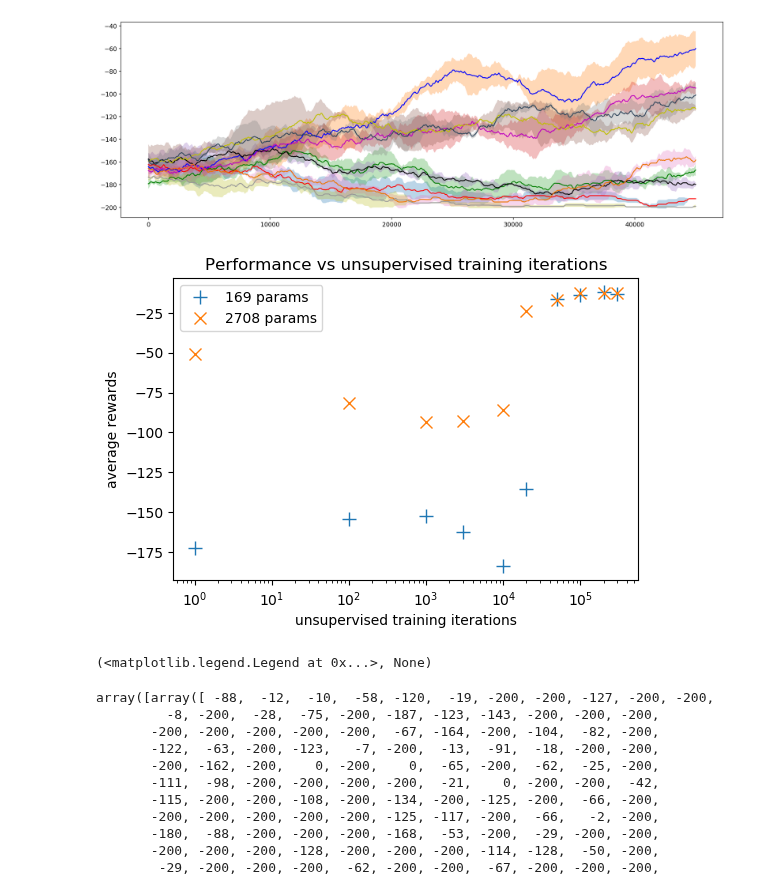
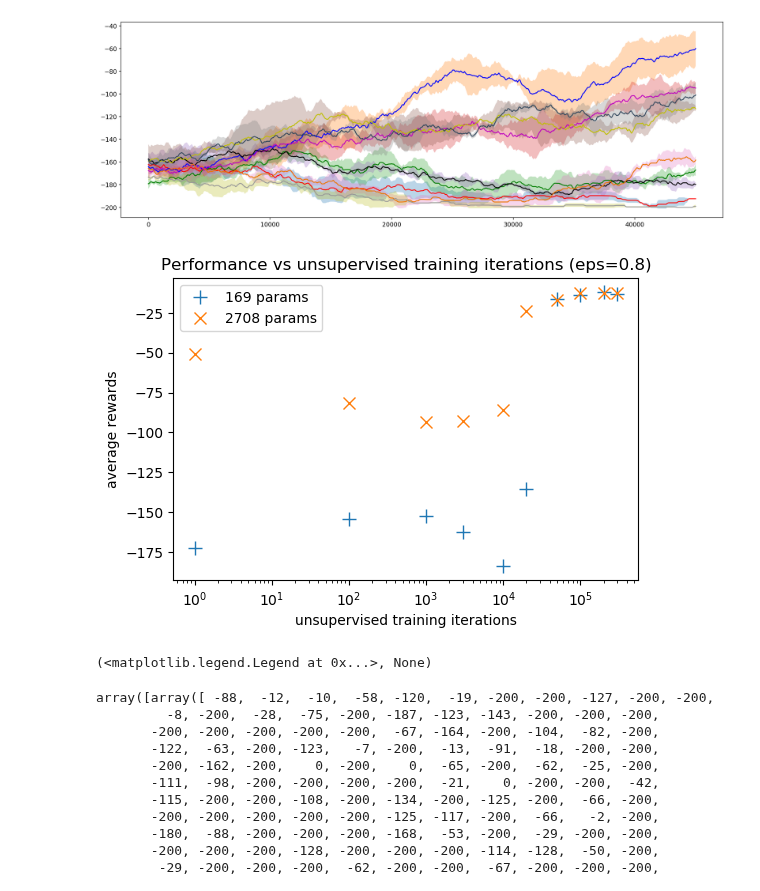
Before and after one commit to psurya1994/successor-feature-representations, a Jupyter notebook: notebooks/12-visualize-learning-curves.ipynb, the cells around one changed output. Cells and saved outputs as stored; diff of their text form; code cells hidden in the pictures.

```diff
--- a/notebooks/12-visualize-learning-curves.ipynb
+++ b/notebooks/12-visualize-learning-curves.ipynb
@@ -77,13 +77,13 @@ for key, vals in rewards.items():
 # %%
 iters2 = [i+1 for i in iters]
 plt.figure(figsize=(6,4),dpi=100)
 plt.semilogx(iters2, r_vec_169, '+', label='169 params',markersize=10)
 plt.semilogx(iters2, r_vec_2708, 'x', label='2708 params', markersize=8)
 plt.ylabel('average rewards'), plt.xlabel('unsupervised training iterations')
-plt.title('Performance vs unsupervised training iterations')
+plt.title('Performance vs unsupervised training iterations (eps=0.8)')
 plt.legend(), plt.show()
 # %% [output]
-[figure, old version]
+[figure, new version]
 (<matplotlib.legend.Legend at 0x...>, None)
 # %%
 np.array(rewards['avDSR, 1eps, d0.01: 169 learnable params (0 training)'][1][:])
```
Also changed, not shown: 2 other files.
